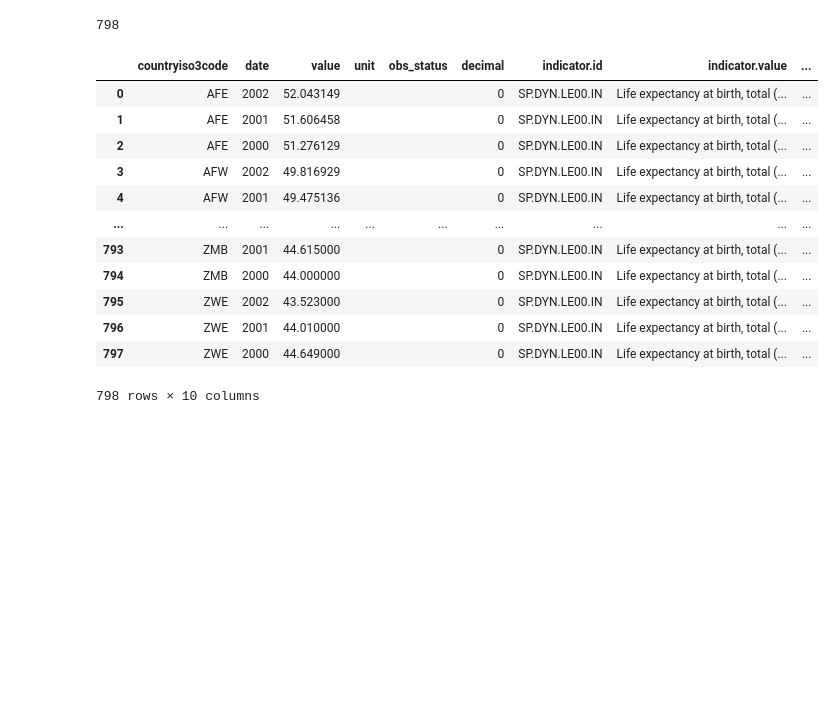
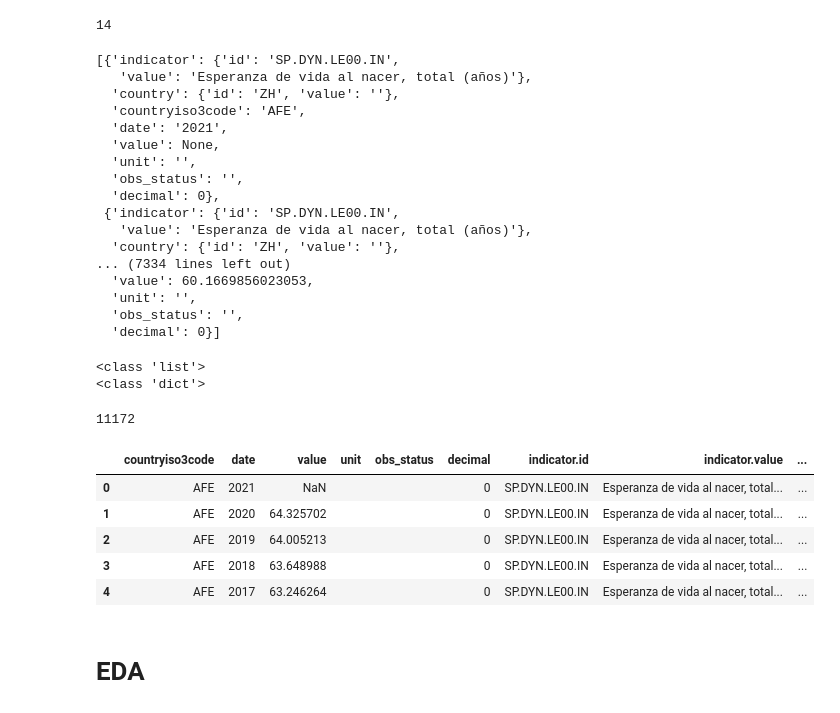
Before and after one commit to jorgeav527/life-expectancy, a Jupyter notebook: draft/pruebas.ipynb, the cells around one changed output. Drawn from its saved outputs; the diff is of its cells as text; code cells hidden in the pictures; blank space fills up the shorter version.

```diff
--- a/draft/pruebas.ipynb
+++ b/draft/pruebas.ipynb
@@ -52,6 +36,48 @@ data
+# %%
+# La primera parte de la respuesta nos indica en
+# cuantas páginas de encuentra la información
+paginas=dict_data[0]["pages"]
+paginas # Retornamos el número de páginas
+# %% [output]
+14
+# %%
+# La segunda parte nos retorna una lista de diccionarios
+# con la información que queríamos
+datos=dict_data[1]
+datos
+# %% [output]
+[{'indicator': {'id': 'SP.DYN.LE00.IN',
+   'value': 'Esperanza de vida al nacer, total (años)'},
+  'country': {'id': 'ZH', 'value': ''},
+  'countryiso3code': 'AFE',
+  'date': '2021',
+  'value': None,
+  'unit': '',
+  'obs_status': '',
+  'decimal': 0},
+ {'indicator': {'id': 'SP.DYN.LE00.IN',
+   'value': 'Esperanza de vida al nacer, total (años)'},
+  'country': {'id': 'ZH', 'value': ''},
+... (7334 lines left out)
+  'value': 60.1669856023053,
+  'unit': '',
+  'obs_status': '',
+  'decimal': 0}]
+# %%
+# Agregamos los valores de las otras páginas a
+# nuestra lista de diccionarios
+for pagina in range(2,paginas+1):
+    datos.extend(consultar(pagina)[1])
+# %%
+# Verifico que lo obtenido sea una lista de diccionarios
+print(type(datos))
+print(type(datos[1]))
+# %% [output]
+<class 'list'>
+<class 'dict'>
 # %%
 # Mido el largo de la respuesta que es una lista
-extención = len(dict_data)
+extención = len(datos)
 extención
 # %% [output]
-798
+11172
@@ -62,16 +84,14 @@ data = pd.json_normalize(sumatoria)
+# %%
+# Creo el DataFrame con todos los datos
+data = pd.json_normalize(datos)
 # %%
-data
+data.head()
 # %% [output]
 |  | countryiso3code | date | value | unit | obs_status | decimal | indicator.id | indicator.value | ... |
-| 0 | AFE | 2002 | 52.043149 |  |  | 0 | SP.DYN.LE00.IN | Life expectancy at birth, total (... | ... |
-| 1 | AFE | 2001 | 51.606458 |  |  | 0 | SP.DYN.LE00.IN | Life expectancy at birth, total (... | ... |
-| 2 | AFE | 2000 | 51.276129 |  |  | 0 | SP.DYN.LE00.IN | Life expectancy at birth, total (... | ... |
-| 3 | AFW | 2002 | 49.816929 |  |  | 0 | SP.DYN.LE00.IN | Life expectancy at birth, total (... | ... |
-| 4 | AFW | 2001 | 49.475136 |  |  | 0 | SP.DYN.LE00.IN | Life expectancy at birth, total (... | ... |
-| ... | ... | ... | ... | ... | ... | ... | ... | ... | ... |
-| 793 | ZMB | 2001 | 44.615000 |  |  | 0 | SP.DYN.LE00.IN | Life expectancy at birth, total (... | ... |
-| 794 | ZMB | 2000 | 44.000000 |  |  | 0 | SP.DYN.LE00.IN | Life expectancy at birth, total (... | ... |
-| 795 | ZWE | 2002 | 43.523000 |  |  | 0 | SP.DYN.LE00.IN | Life expectancy at birth, total (... | ... |
-| 796 | ZWE | 2001 | 44.010000 |  |  | 0 | SP.DYN.LE00.IN | Life expectancy at birth, total (... | ... |
-| 797 | ZWE | 2000 | 44.649000 |  |  | 0 | SP.DYN.LE00.IN | Life expectancy at birth, total (... | ... |
+| 0 | AFE | 2021 | NaN |  |  | 0 | SP.DYN.LE00.IN | Esperanza de vida al nacer, total... | ... |
+| 1 | AFE | 2020 | 64.325702 |  |  | 0 | SP.DYN.LE00.IN | Esperanza de vida al nacer, total... | ... |
+| 2 | AFE | 2019 | 64.005213 |  |  | 0 | SP.DYN.LE00.IN | Esperanza de vida al nacer, total... | ... |
+| 3 | AFE | 2018 | 63.648988 |  |  | 0 | SP.DYN.LE00.IN | Esperanza de vida al nacer, total... | ... |
+| 4 | AFE | 2017 | 63.246264 |  |  | 0 | SP.DYN.LE00.IN | Esperanza de vida al nacer, total... | ... |
-798 rows × 10 columns
+# %% [markdown]
+# EDA
```
Also changed, not shown: parts of 5 cells of this notebook.
